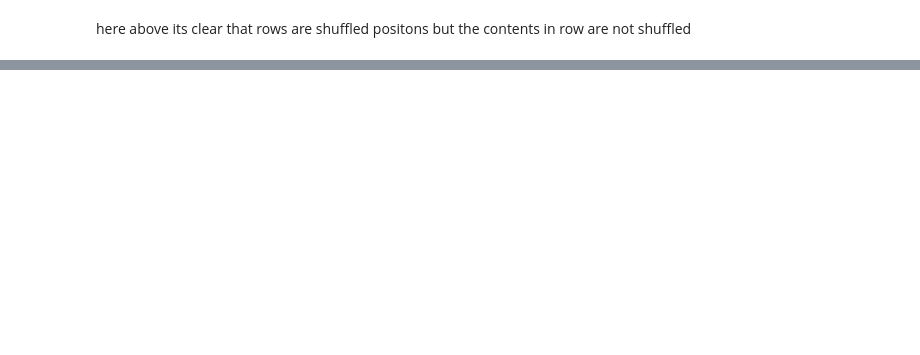
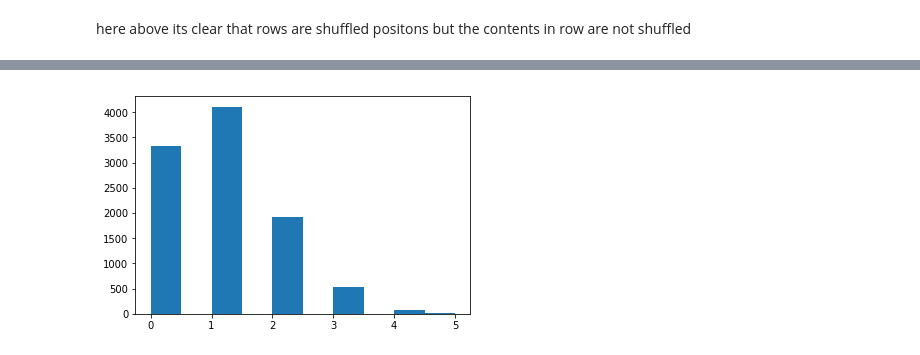
Before and after one commit to Freeha-S/numpy-random, a Jupyter notebook: numpy-random.ipynb, the cells around one changed output, grey strips where cells are left out. Cells and saved outputs as stored; diff of their text form; code cells hidden in the pictures; blank space fills up the shorter version.

```diff
--- a/numpy-random.ipynb
+++ b/numpy-random.ipynb
@@ -99,0 +230,2 @@ here above its clear that rows are shuffled positons but the contents in row are
+# %%
+s = np.random.binomial(6,0.167,10000)
@@ -99,0 +236,5 @@ here above its clear that rows are shuffled positons but the contents in row are
+# %%
+plt.hist(s)
+plt.show()
+# %% [output]
+[figure, added]
```
Also changed, not shown: parts of 36 cells of this notebook.
